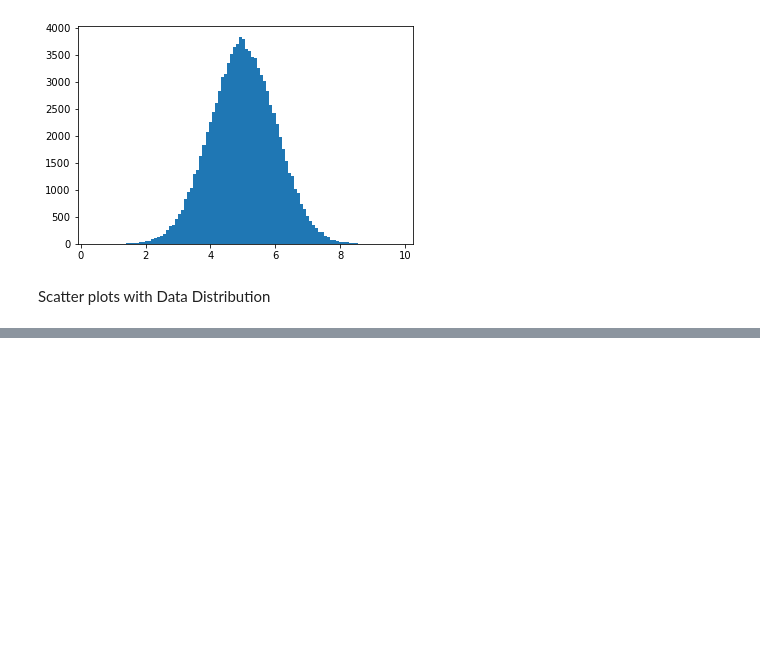
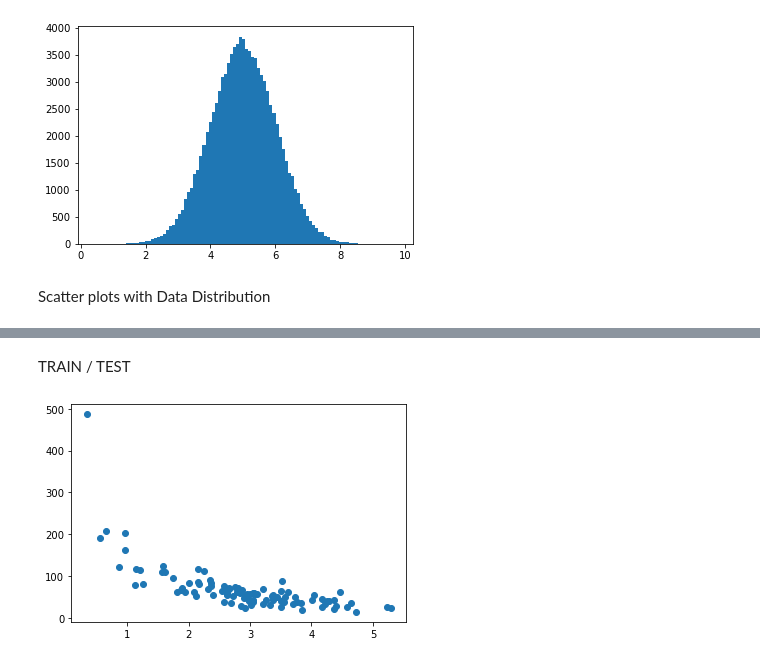
Before and after one commit to e277/Machine-Learning, a Jupyter notebook: W3School/MachineLearning.ipynb, the cells around one changed output, grey strips where cells are left out. Saved outputs shown, nothing was run; the diff lists cells and outputs as text; code cells hidden in the pictures; blank space fills up the shorter version.

```diff
--- a/W3School/MachineLearning.ipynb
+++ b/W3School/MachineLearning.ipynb
@@ -46,0 +87,10 @@ Scatter plots with Data Distribution
+# %% [markdown]
+TRAIN / TEST
+# %%
+X = np.random.normal(3, 1, 100)
+y = np.random.normal(150, 40, 100) / X
+
+plt.scatter(X, y)
+plt.show()
+# %% [output]
+[figure, added]
```
Also changed, not shown: parts of 10 cells of this notebook, 1 other file.
